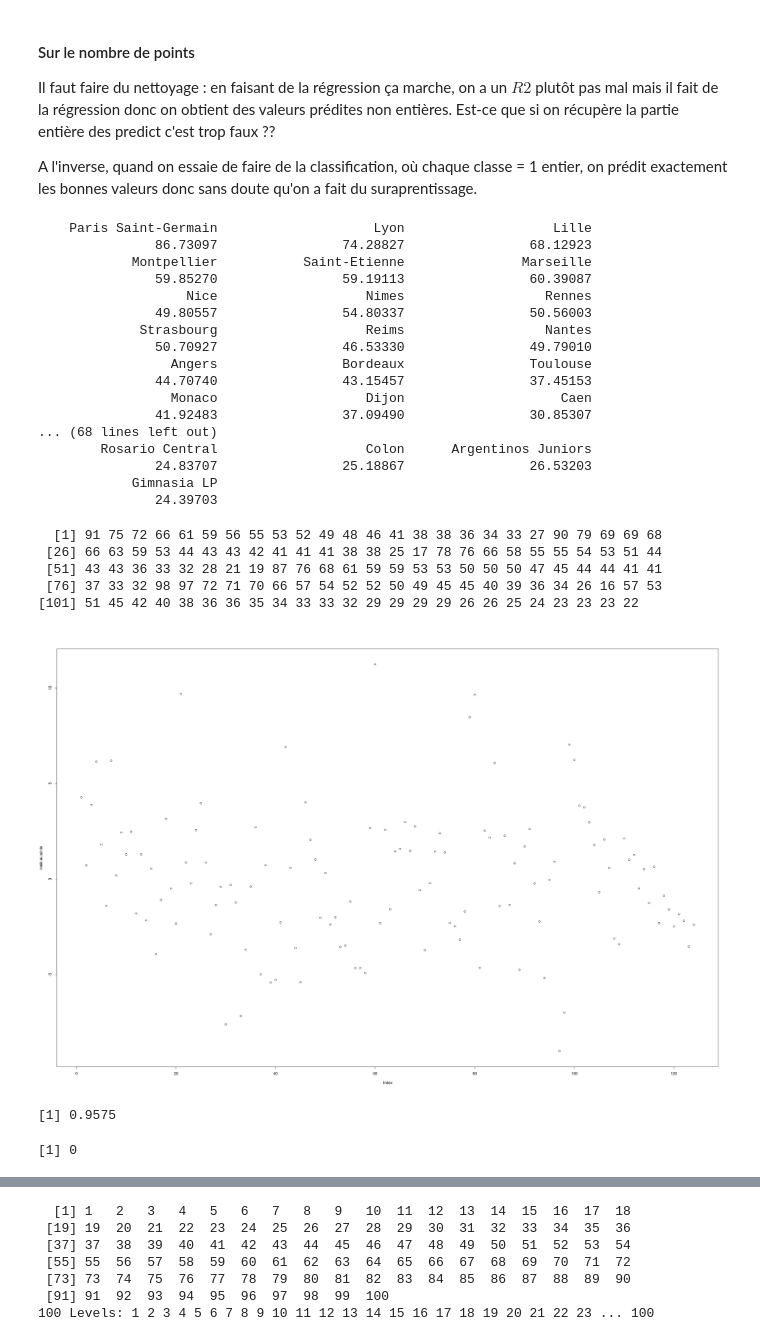
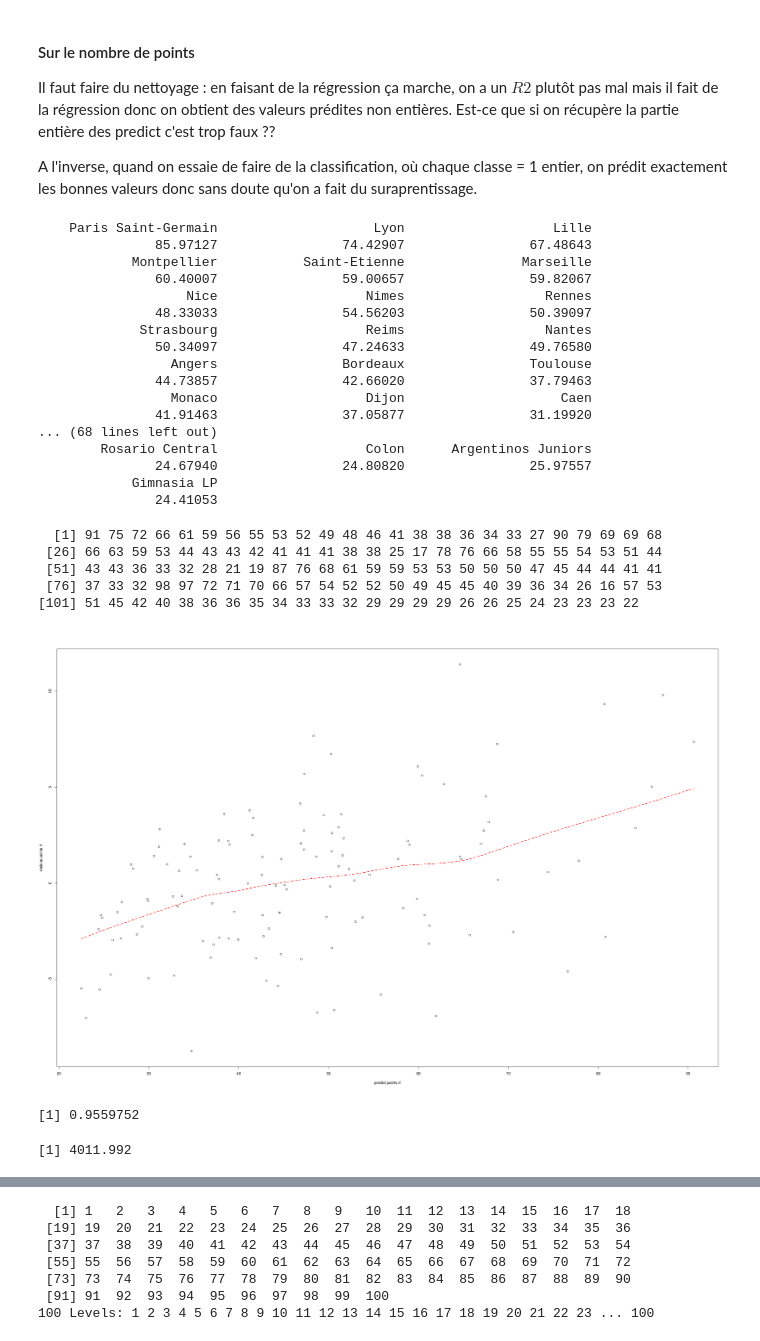
Before and after one commit to CamilleBichet/Projet_Foot_5A, a Jupyter notebook: Machine_Learning.ipynb, the cells around one changed output, grey strips where cells are left out. Drawn from its saved outputs; the diff is of its cells as text; code cells hidden in the pictures.

```diff
--- a/Machine_Learning.ipynb
+++ b/Machine_Learning.ipynb
@@ -163,7 +165,7 @@ Pour le paramètre `cp`, en dessous de 0.001 on ne voit plus la différence dans
 # %% [markdown]
 #### Sur la variable `Rating`
 # %%
-predict.rating = predict(foot.rf, data)
+predict.rating.rf = predict(foot.rf, data)
 # %%
-residus.rating = data_tot$Rating - predict.rating
+residus.rating.rf = data_tot$Rating - predict.rating.rf
 # %%
@@ -188,30 +196,30 @@ Il faut faire du nettoyage : en faisant de la régression ça marche, on a un $R
 
 A l'inverse, quand on essaie de faire de la classification, où chaque classe = 1 entier, on prédit exactement les bonnes valeurs donc sans doute qu'on a fait du suraprentissage.
 # %%
-predict.points = predict(points.rf, data_but_tot)
+predict.points.rf = predict(points.rf, data_but_tot)
 #predict.points.integer = as.numeric(as.character(predict.points))
 #residus.points = data_tot$Points - predict.points.integer
-residus.points = data_tot$Points - predict.points
+residus.points.rf = data_tot$Points - predict.points.rf
 # %%
-predict.points
+predict.points.rf
 # %% [output]
     Paris Saint-Germain                    Lyon                   Lille
-               86.73097                74.28827                68.12923
+               85.97127                74.42907                67.48643
             Montpellier           Saint-Etienne               Marseille
-               59.85270                59.19113                60.39087
+               60.40007                59.00657                59.82067
                    Nice                   Nimes                  Rennes
-               49.80557                54.80337                50.56003
+               48.33033                54.56203                50.39097
              Strasbourg                   Reims                  Nantes
-               50.70927                46.53330                49.79010
+               50.34097                47.24633                49.76580
                  Angers                Bordeaux                Toulouse
-               44.70740                43.15457                37.45153
+               44.73857                42.66020                37.79463
                  Monaco                   Dijon                    Caen
-               41.92483                37.09490                30.85307
+               41.91463                37.05877                31.19920
 ... (68 lines left out)
         Rosario Central                   Colon      Argentinos Juniors
-               24.83707                25.18867                26.53203
+               24.67940                24.80820                25.97557
             Gimnasia LP
-               24.39703
+               24.41053
 # %%
 data_tot$Points
 # %% [output]
@@ -221,17 +229,17 @@ data_tot$Points
  [76] 37 33 32 98 97 72 71 70 66 57 54 52 52 50 49 45 45 40 39 36 34 26 16 57 53
 [101] 51 45 42 40 38 36 36 35 34 33 33 32 29 29 29 29 26 26 25 24 23 23 23 22
 # %%
-plot(residus.points)
-#lines(lowess(seq(1,length(residus.points)),residus.points), col = 2, lty = 2, lwd = 2)
+plot(predict.points.rf, residus.points.rf)
+lines(lowess(predict.points.rf, residus.points.rf), col = 2, lty = 2, lwd = 2)
 # %% [output]
-[figure, old version]
+[figure, new version]
 # %%
-r.squared.points = 1-sum(residus.points**2)/(length(data_tot$Points)*var(data_tot$Points))
+r.squared.points = 1-sum(residus.points.rf**2)/(length(data_tot$Points)*var(data_tot$Points))
 r.squared.points
 # %% [output]
-[1] 0.9575
+[1] 0.9559752
 # %%
-sum(residus.points**2)/124*300
+sum(residus.points.rf**2)/124*300
 # %% [output]
-[1] 0
+[1] 4011.992
 # %%
```
Also changed, not shown: parts of 21 cells of this notebook.
